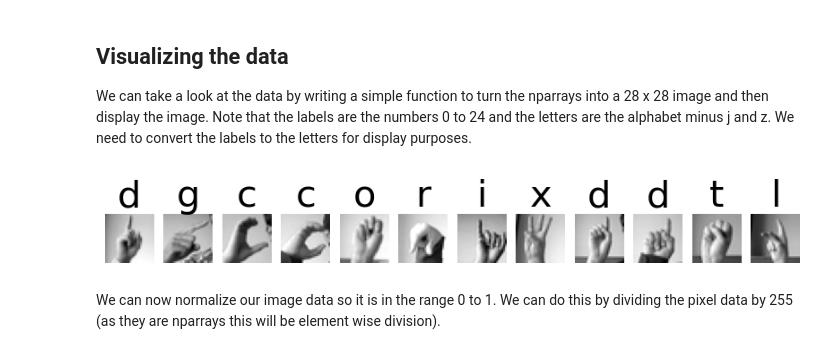
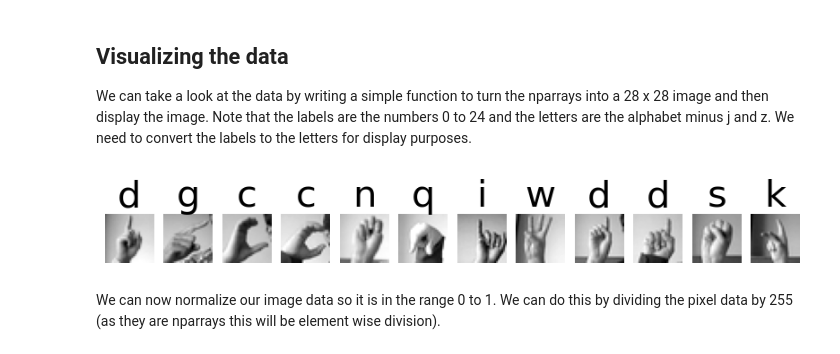
Before and after one commit to NCCA/SEForMedia, a Jupyter notebook: ASL/ASLPart1.ipynb, the cells around one changed output. Saved outputs shown, nothing was run; the diff lists cells and outputs as text; code cells hidden in the pictures.

```diff
--- a/ASL/ASLPart1.ipynb
+++ b/ASL/ASLPart1.ipynb
@@ -126,23 +134,23 @@ We can take a look at the data by writing a simple function to turn the nparrays
 # %%
 def plot_image(images, labels, num_images, image_index):
     image = images.reshape(28, 28)
     label = labels
     plt.subplot(1, num_images, image_index + 1)
     plt.title(label, fontdict={"fontsize": 30})
     plt.axis("off")
     plt.imshow(image, cmap="gray")
 
 
-alphabet = "abcdefghiklmnopqrstuvwxy"
+alphabet = string.ascii_letters[:25]
 
 num_images = 12
 plt.figure(figsize=(10, 10))
 for x in range(num_images):
     row = x_train[x]
     label = y_train[x]
     plot_image(row, alphabet[label], num_images, x)
 # %% [output]
-[figure, old version]
+[figure, new version]
 # %% [markdown]
 We can now normalize our image data so it is in the range 0 to 1. We can do this by dividing the pixel data by 255 (as they are nparrays this will be element wise division).
 # %%
```
Also changed, not shown: parts of 7 cells of this notebook, 7 other files.
